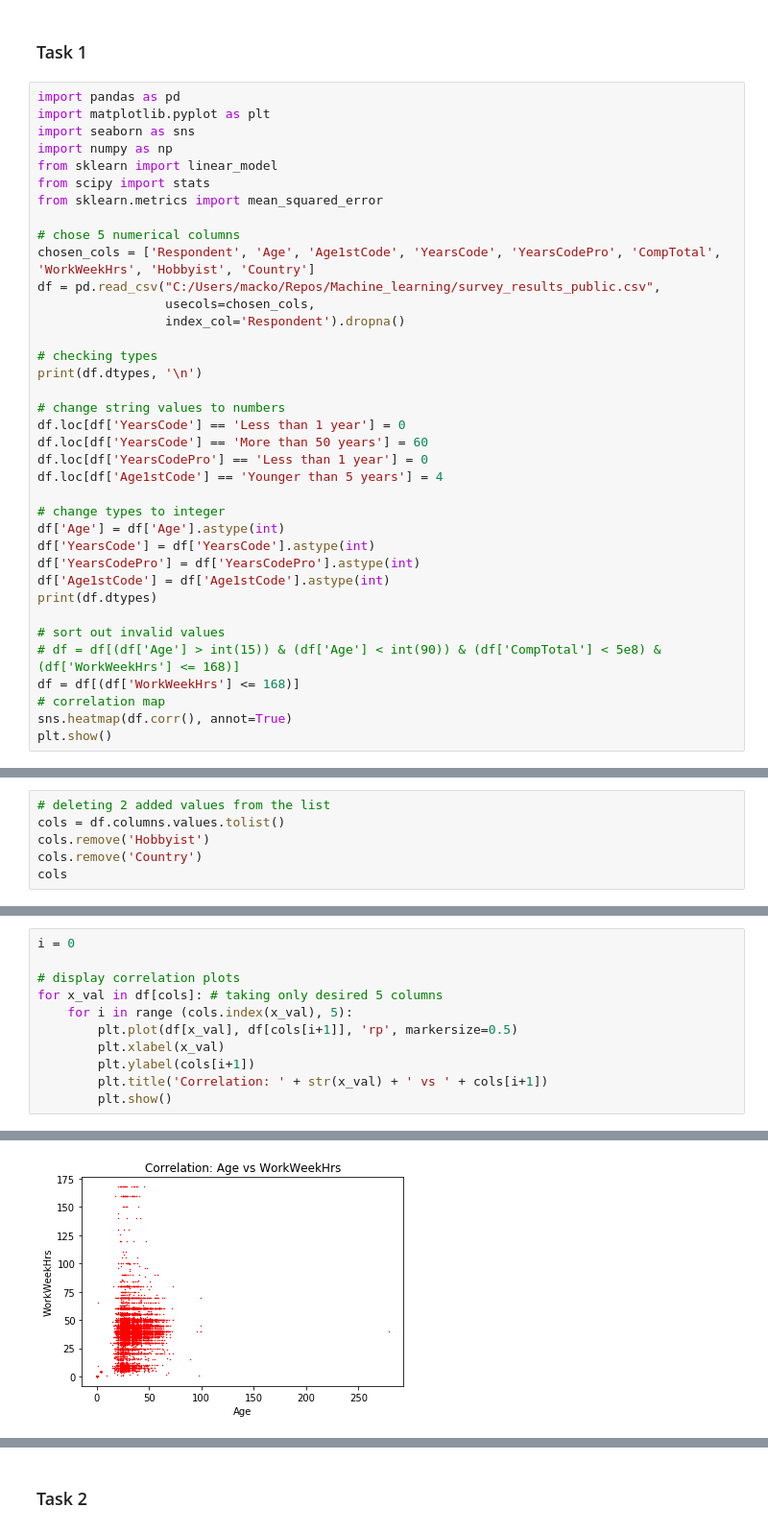
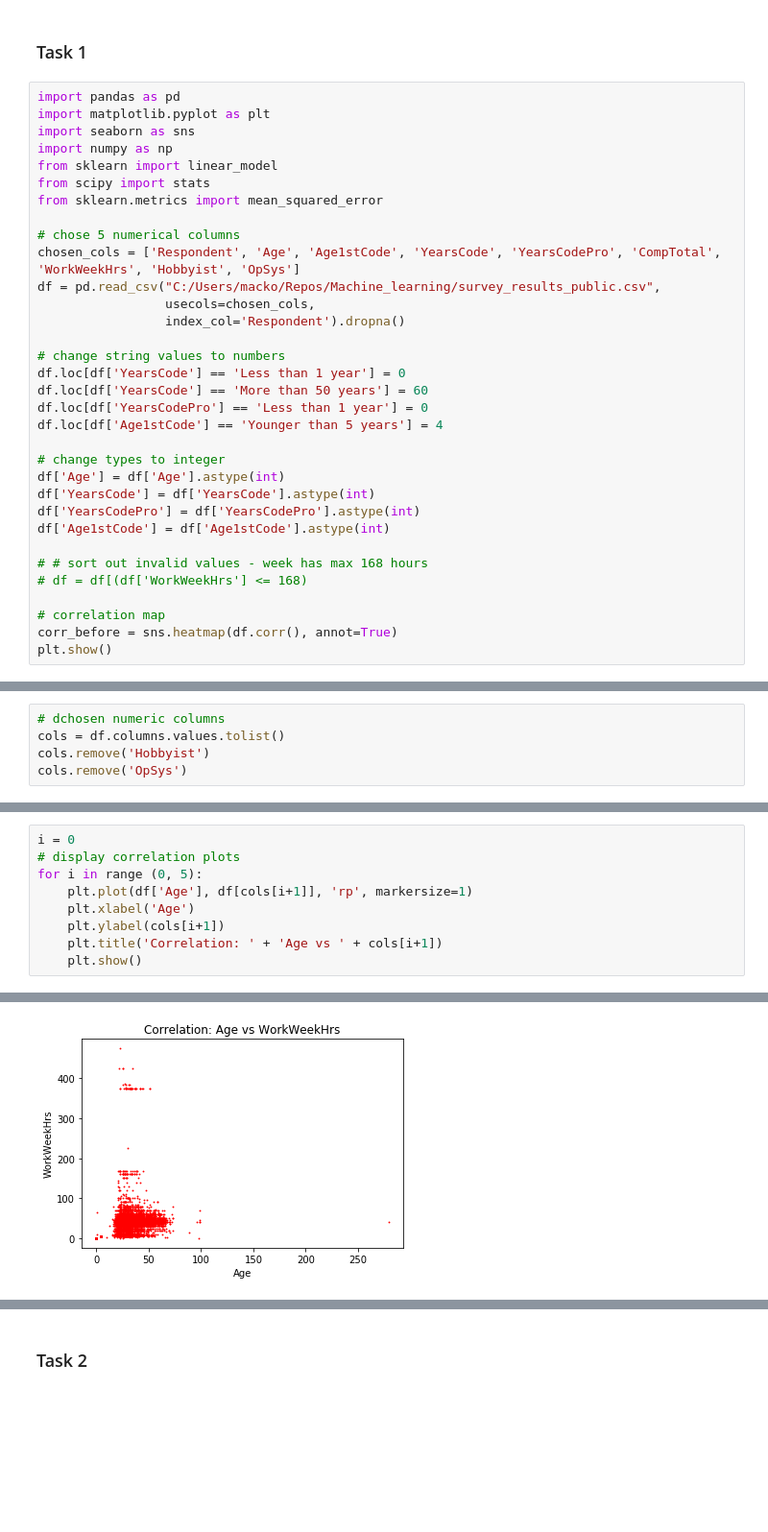
Before and after one commit to kamikadze366/first-assignment, a Jupyter notebook: Zestaw_2/Zestaw_2_odp.ipynb, the cells around one changed output, grey strips where cells are left out. Shown at 96% size. Saved outputs shown, nothing was run; the diff lists cells and outputs as text; blank space fills up the shorter version.

Commit message:
Solution task 5. Bugs fixes. Change series 'Country' to 'OpSys Final version

```diff
--- a/Zestaw_2/Zestaw_2_odp.ipynb
+++ b/Zestaw_2/Zestaw_2_odp.ipynb
@@ -10,13 +10,10 @@ from scipy import stats
 from sklearn.metrics import mean_squared_error
 
 # chose 5 numerical columns
-chosen_cols = ['Respondent', 'Age', 'Age1stCode', 'YearsCode', 'YearsCodePro', 'CompTotal', 'WorkWeekHrs', 'Hobbyist', 'Country']
+chosen_cols = ['Respondent', 'Age', 'Age1stCode', 'YearsCode', 'YearsCodePro', 'CompTotal', 'WorkWeekHrs', 'Hobbyist', 'OpSys']
 df = pd.read_csv("C:/Users/macko/Repos/Machine_learning/survey_results_public.csv",
                  usecols=chosen_cols,
                  index_col='Respondent').dropna()
-
-# checking types
-print(df.dtypes, '\n')
 
 # change string values to numbers
 df.loc[df['YearsCode'] == 'Less than 1 year'] = 0
@@ -29,12 +26,11 @@ df['Age'] = df['Age'].astype(int)
 df['YearsCode'] = df['YearsCode'].astype(int)
 df['YearsCodePro'] = df['YearsCodePro'].astype(int)
 df['Age1stCode'] = df['Age1stCode'].astype(int)
-print(df.dtypes)
 
-# sort out invalid values
-# df = df[(df['Age'] > int(15)) & (df['Age'] < int(90)) & (df['CompTotal'] < 5e8) & (df['WorkWeekHrs'] <= 168)]
-df = df[(df['WorkWeekHrs'] <= 168)]
+# # sort out invalid values - week has max 168 hours
+# df = df[(df['WorkWeekHrs'] <= 168)
+
 # correlation map
-sns.heatmap(df.corr(), annot=True)
+corr_before = sns.heatmap(df.corr(), annot=True)
 plt.show()
 # %% [output]
@@ -61,6 +38,5 @@ dtype: object
 # %%
-# deleting 2 added values from the list
+# dchosen numeric columns
 cols = df.columns.values.tolist()
 cols.remove('Hobbyist')
-cols.remove('Country')
-cols
+cols.remove('OpSys')
@@ -81,12 +43,10 @@ df[cols].head(1)
 # %%
 i = 0
-
 # display correlation plots
-for x_val in df[cols]: # taking only desired 5 columns
-    for i in range (cols.index(x_val), 5):
-        plt.plot(df[x_val], df[cols[i+1]], 'rp', markersize=0.5)
-        plt.xlabel(x_val)
-        plt.ylabel(cols[i+1])
-        plt.title('Correlation: ' + str(x_val) + ' vs ' + cols[i+1])
-        plt.show()
+for i in range (0, 5):
+    plt.plot(df['Age'], df[cols[i+1]], 'rp', markersize=1)
+    plt.xlabel('Age')
+    plt.ylabel(cols[i+1])
+    plt.title('Correlation: ' + 'Age vs ' + cols[i+1])
+    plt.show()
 # %% [output]
@@ -94,2 +54,2 @@ for x_val in df[cols]: # taking only desired 5 columns
 [figure]
-[figure, old version]
+[figure, new version]
```
Also changed, not shown: parts of 18 cells of this notebook.
